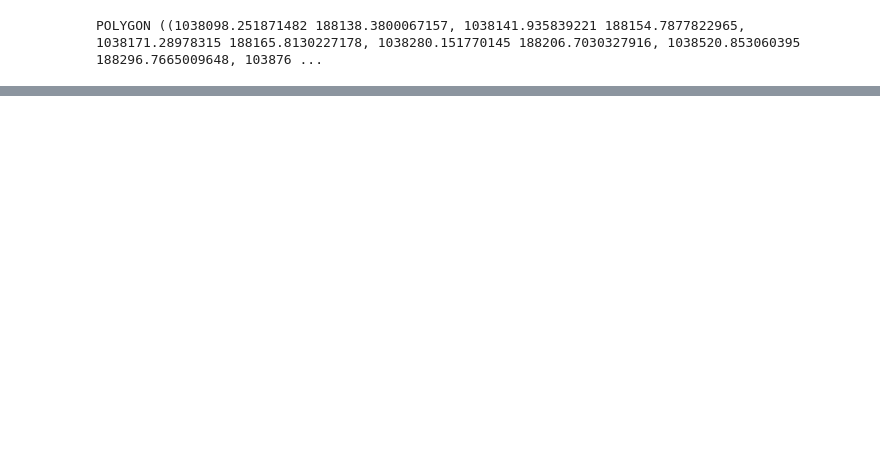
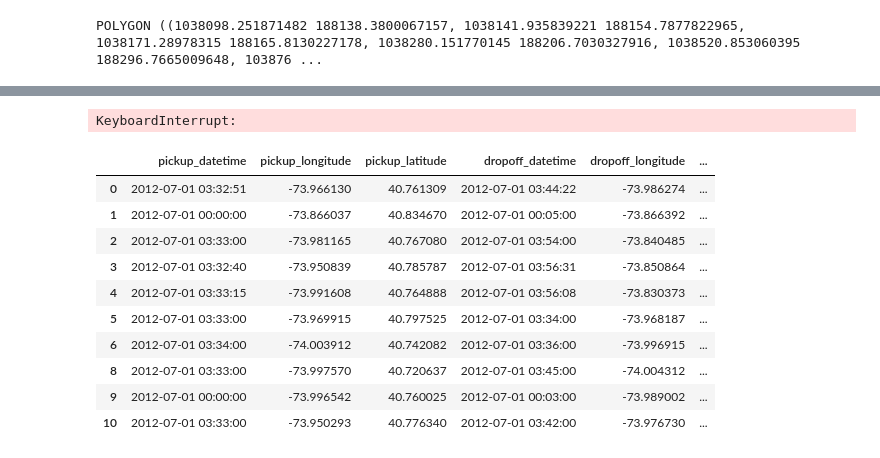
Before and after one commit to ernestvmo/spatio-temporal-crime-prediction, a Jupyter notebook: ernest_scrapsheet.ipynb, the cells around one changed output, grey strips where cells are left out. Cells and saved outputs as stored; diff of their text form; code cells hidden in the pictures; blank space fills up the shorter version.

Commit message:
first update of taxi and region

```diff
--- a/ernest_scrapsheet.ipynb
+++ b/ernest_scrapsheet.ipynb
@@ -253,0 +299,21 @@ POLYGON ((1038098.251871482 188138.3800067157, 1038141.935839221 188154.78778229
+# %%
+def project_coords(coordinates):
+    proj = pyproj.Transformer.from_crs("EPSG:4326", "EPSG:2263", always_xy=True)
+    # latitude, longitude = proj.transform(longitude, latitude)
+    x_y_projection = []
+
+    for lon, lat in coordinates:
+        if lon != 0 and lat != 0:
+            x, y = proj.transform(lon, lat)
+            x_y_projection.append((x,y))
+        else:
+            x_y_projection.append((lon, lat))
+
+    return x_y_projection
+# %%
+df_taxi = df_taxi[['pickup_datetime', 'pickup_longitude', 'pickup_latitude', 'dropoff_datetime', 'dropoff_longitude', 'dropoff_latitude']]
+# %%
+df_taxi['pickup_x_y_coords'] = project_coords(df_taxi[['pickup_longitude', 'pickup_latitude']].values)
+df_taxi['dropoff_x_y_coords'] = project_coords(df_taxi[['dropoff_longitude', 'dropoff_latitude']].values)
+# %%
+df_taxi = df_taxi[df_taxi.pickup_x_y_coords != (0,0)]
@@ -253,0 +355,18 @@ POLYGON ((1038098.251871482 188138.3800067157, 1038141.935839221 188154.78778229
+# %%
+l1, l2 = assign_zip_code_df(df_taxi)
+# %% [output]
+KeyboardInterrupt:
+# %%
+df_taxi.head(10)
+# %% [output]
+|  | pickup_datetime | pickup_longitude | pickup_latitude | dropoff_datetime | dropoff_longitude | ... |
+| 0 | 2012-07-01 03:32:51 | -73.966130 | 40.761309 | 2012-07-01 03:44:22 | -73.986274 | ... |
+| 1 | 2012-07-01 00:00:00 | -73.866037 | 40.834670 | 2012-07-01 00:05:00 | -73.866392 | ... |
+| 2 | 2012-07-01 03:33:00 | -73.981165 | 40.767080 | 2012-07-01 03:54:00 | -73.840485 | ... |
+| 3 | 2012-07-01 03:32:40 | -73.950839 | 40.785787 | 2012-07-01 03:56:31 | -73.850864 | ... |
+| 4 | 2012-07-01 03:33:15 | -73.991608 | 40.764888 | 2012-07-01 03:56:08 | -73.830373 | ... |
+| 5 | 2012-07-01 03:33:00 | -73.969915 | 40.797525 | 2012-07-01 03:34:00 | -73.968187 | ... |
+| 6 | 2012-07-01 03:34:00 | -74.003912 | 40.742082 | 2012-07-01 03:36:00 | -73.996915 | ... |
+| 8 | 2012-07-01 03:33:00 | -73.997570 | 40.720637 | 2012-07-01 03:45:00 | -74.004312 | ... |
+| 9 | 2012-07-01 00:00:00 | -73.996542 | 40.760025 | 2012-07-01 00:03:00 | -73.989002 | ... |
+| 10 | 2012-07-01 03:33:00 | -73.950293 | 40.776340 | 2012-07-01 03:42:00 | -73.976730 | ... |
```
Also changed, not shown: parts of 14 cells of this notebook, 1 other file.
